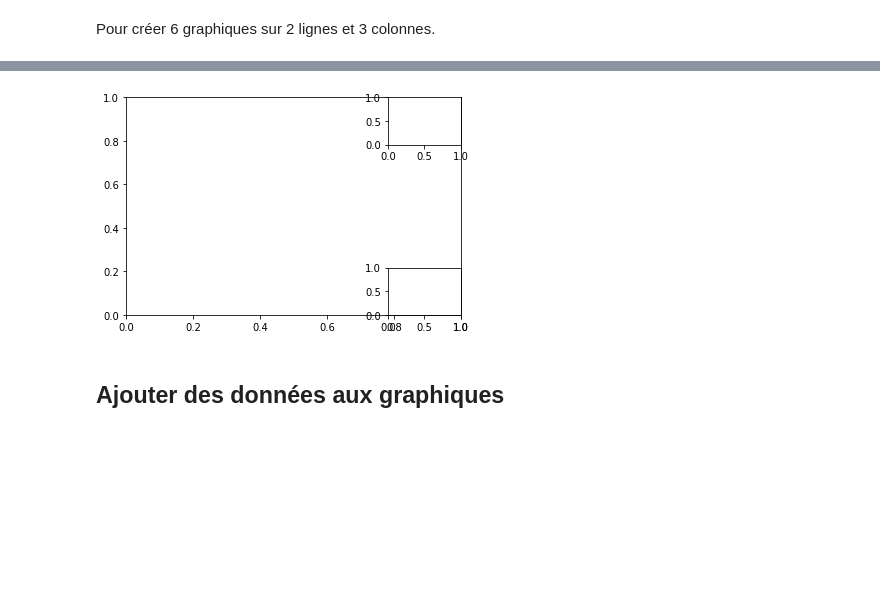
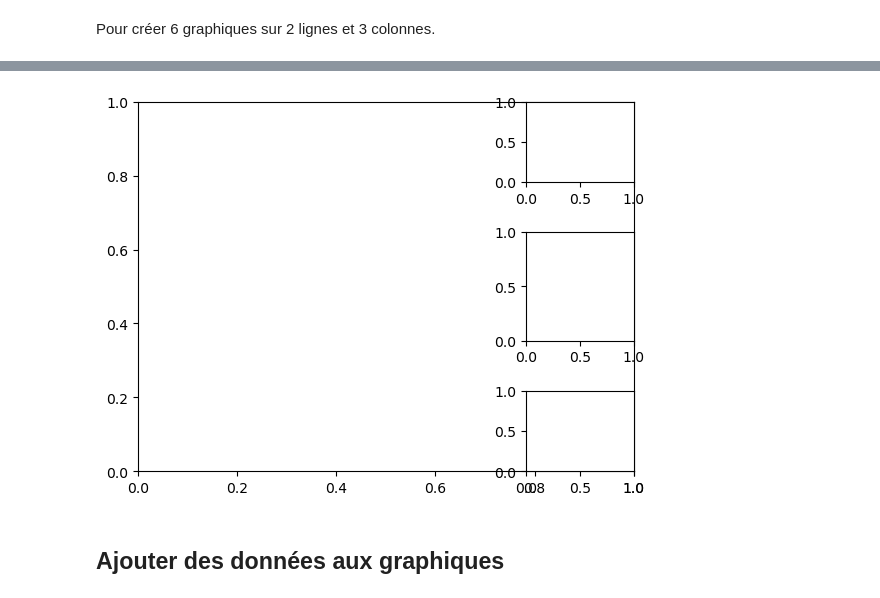
Before and after one commit to louiskuhn/IA-P3-Euskadi, a Jupyter notebook: Ressources/Python/2. Visualisation graphique/1. VisualisationGraphique_courbes.ipynb, the cells around one changed output, grey strips where cells are left out. Saved outputs shown, nothing was run; the diff lists cells and outputs as text; code cells hidden in the pictures; blank space fills up the shorter version.

```diff
--- a/Ressources/Python/2. Visualisation graphique/1. VisualisationGraphique_courbes.ipynb
+++ b/Ressources/Python/2. Visualisation graphique/1. VisualisationGraphique_courbes.ipynb
@@ -226,11 +249,12 @@ plt.show()
 # %%
 graphes = plt.figure()
 ax1 = graphes.add_subplot(1,1,1)
 ax2 = graphes.add_subplot(4,4,4)
 ax3 = graphes.add_subplot(4,4,16)
+ax4 = graphes.add_subplot(3,4,8)
 plt.show()
 # %% [output]
-[figure, old version]
+[figure, new version]
 # %% [markdown]
 ## Ajouter des données aux graphiques
 # %%
```
Also changed, not shown: parts of 4 cells of this notebook.
